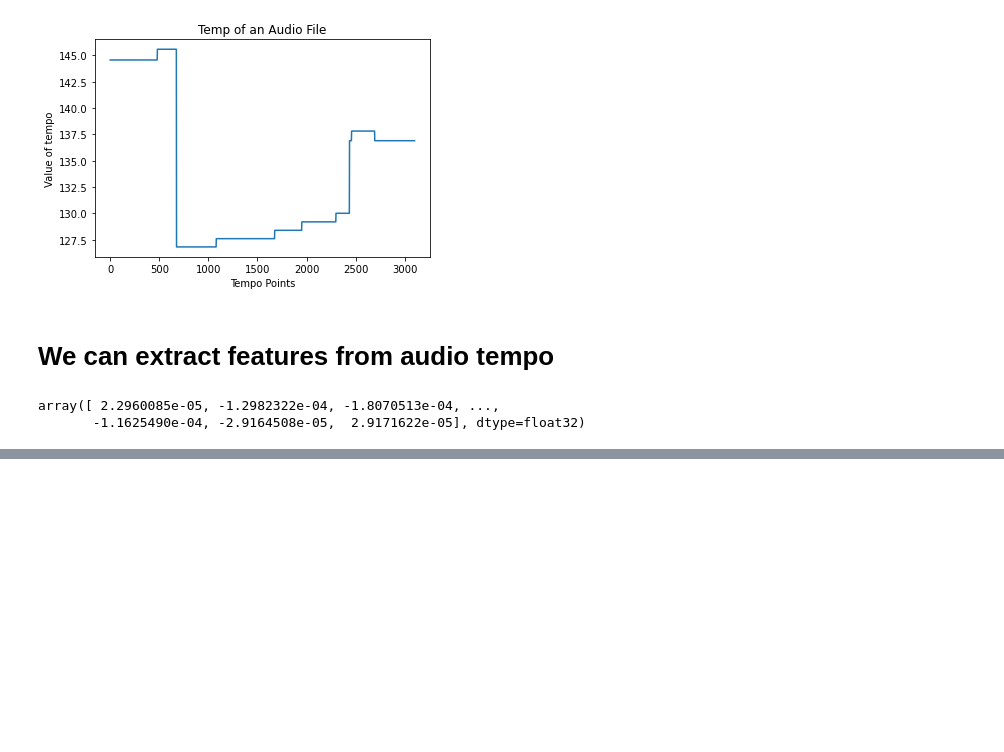
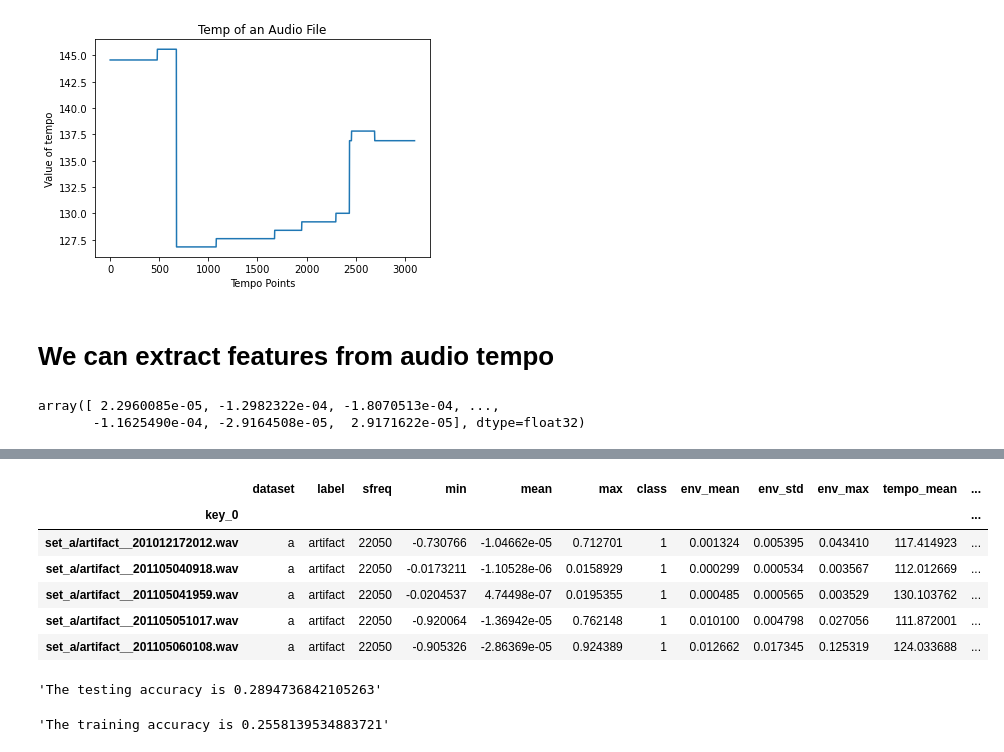
Before and after one commit to rajsandhu1989/feature_engineering, a Jupyter notebook: Sound Feature Engineering/sound_feature_engineering.ipynb, the cells around one changed output, grey strips where cells are left out. Drawn from its saved outputs; the diff is of its cells as text; code cells hidden in the pictures; blank space fills up the shorter version.

Commit message:
tempo done

```diff
--- a/Sound Feature Engineering/sound_feature_engineering.ipynb
+++ b/Sound Feature Engineering/sound_feature_engineering.ipynb
@@ -239,3 +230,7 @@ data_df.head()
 | 2 | set_a/artifact__201105041959.wav | a | artifact | 22050 | -0.0204537 | 4.74498e-07 | 0.0195355 | 1 | 0.000485 | 0.000565 | 0.003529 |
 | 3 | set_a/artifact__201105051017.wav | a | artifact | 22050 | -0.920064 | -1.36942e-05 | 0.762148 | 1 | 0.010100 | 0.004798 | 0.027056 |
 | 4 | set_a/artifact__201105060108.wav | a | artifact | 22050 | -0.905326 | -2.86369e-05 | 0.924389 | 1 | 0.012662 | 0.017345 | 0.125319 |
+# %%
+data_df=data_df.set_index('key_0')
+data_df.drop(columns='index', axis=1, inplace=True)
+data_df.head()
@@ -284,14 +287,12 @@ files[0]
 array([ 2.2960085e-05, -1.2982322e-04, -1.8070513e-04, ...,
        -1.1625490e-04, -2.9164508e-05,  2.9171622e-05], dtype=float32)
 # %%
-names=[]
 file_temp=[]
 for i in range(len(files)):
     print("Starting file {}\n".format(i))
     audio_tempo = lr.beat.tempo(files[i], sr=sfreq, hop_length=2**6, aggregate=None)
-    names.append(audio_files[i])
-    file.append(audio_tempo)
-audio_all_tempo=pd.DataFrame(files)
+    file_temp.append(audio_tempo)
+audio_all_tempo=pd.DataFrame(file_temp)
 audio_all_tempo.index=names
 audio_all_tempo.head()
 # %% [output]
@@ -319,0 +327,4 @@ print(len(files))
+# %%
+audio_all_tempo['tempo_mean']= audio_all_tempo.mean(axis=1)
+audio_all_tempo['tempo_std']=audio_all_tempo.std(axis=1)
+audio_all_tempo['tempo_max']=audio_all_tempo.max(axis=1)
@@ -319,0 +340,3 @@ print(len(files))
+# %%
+data_df=data_df.merge(audio_all_tempo[['tempo_mean','tempo_std','tempo_max']], on=data_df.index, how='left').reset_index()
+data_df.head()
@@ -319,0 +350,27 @@ print(len(files))
+# %%
+data_df=data_df.set_index('key_0')
+#data_df.drop(columns='index', axis=1, inplace=True)
+data_df.head()
+# %% [output]
+|  | dataset | label | sfreq | min | mean | max | class | env_mean | env_std | env_max | tempo_mean | ... |
+| key_0 |  |  |  |  |  |  |  |  |  |  |  | ... |
+| set_a/artifact__201012172012.wav | a | artifact | 22050 | -0.730766 | -1.04662e-05 | 0.712701 | 1 | 0.001324 | 0.005395 | 0.043410 | 117.414923 | ... |
+| set_a/artifact__201105040918.wav | a | artifact | 22050 | -0.0173211 | -1.10528e-06 | 0.0158929 | 1 | 0.000299 | 0.000534 | 0.003567 | 112.012669 | ... |
+| set_a/artifact__201105041959.wav | a | artifact | 22050 | -0.0204537 | 4.74498e-07 | 0.0195355 | 1 | 0.000485 | 0.000565 | 0.003529 | 130.103762 | ... |
+| set_a/artifact__201105051017.wav | a | artifact | 22050 | -0.920064 | -1.36942e-05 | 0.762148 | 1 | 0.010100 | 0.004798 | 0.027056 | 111.872001 | ... |
+| set_a/artifact__201105060108.wav | a | artifact | 22050 | -0.905326 | -2.86369e-05 | 0.924389 | 1 | 0.012662 | 0.017345 | 0.125319 | 124.033688 | ... |
+# %%
+model=LinearSVC()
+#extract the features and label in seperate sheet
+X=data_df[['env_mean','env_std','env_max','tempo_mean','tempo_std','tempo_max']].values
+y=data_df['class'].values.astype(int)
+#Split the dataset
+X_train, X_test, y_train, y_test=train_test_split(X,y,test_size=0.3, stratify=y, random_state=111)
+model.fit(X_train,y_train)
+predictions=model.predict(X_test)
+display('The testing accuracy is {}'.format(accuracy_score(y_test, predictions)))
+predictions=model.predict(X_train)
+display('The training accuracy is {}'.format(accuracy_score(y_train, predictions)))
+# %% [output]
+'The testing accuracy is 0.2894736842105263'
+'The training accuracy is 0.2558139534883721'
```
Also changed, not shown: parts of 8 cells of this notebook, 5 other files.
